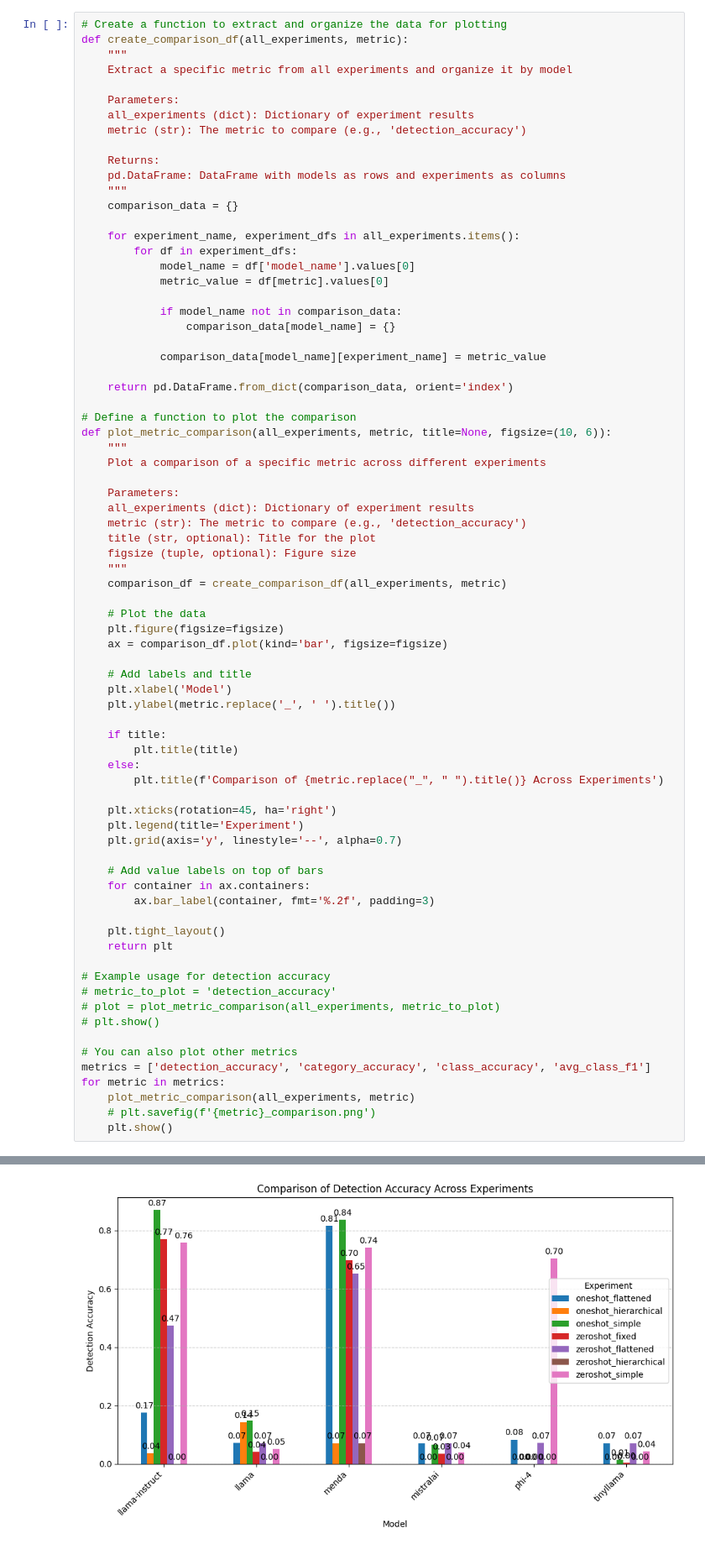
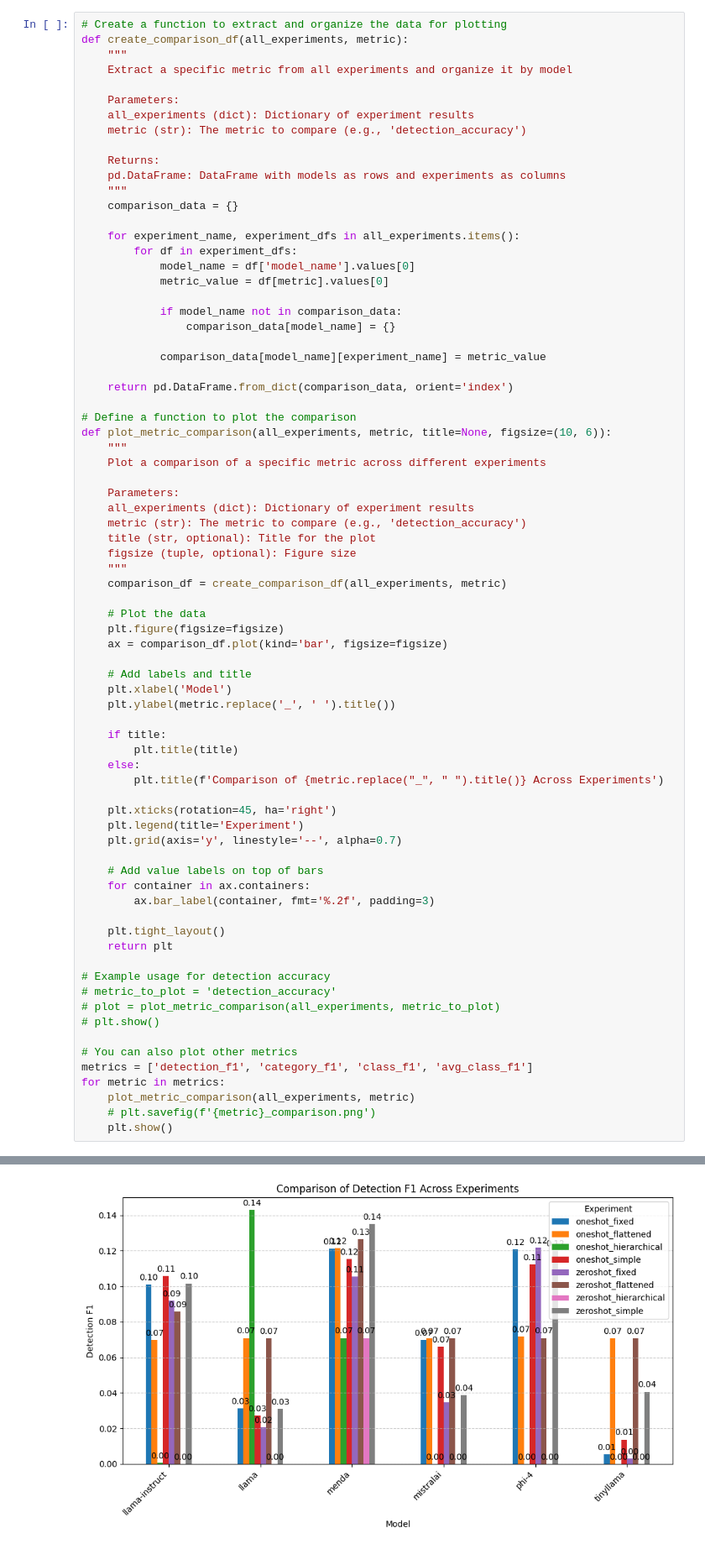
Before and after one commit to Tokimimo12/LTP-fallacy-detection, a Jupyter notebook: prompting/analysis.ipynb, the cells around one changed output, grey strips where cells are left out. Shown: that part at 84% size. Saved outputs shown, nothing was run; the diff lists cells and outputs as text.

```diff
--- a/prompting/analysis.ipynb
+++ b/prompting/analysis.ipynb
@@ -114,33 +114,33 @@ def plot_metric_comparison(all_experiments, metric, title=None, figsize=(10, 6))
     plt.ylabel(metric.replace('_', ' ').title())
 
     if title:
         plt.title(title)
     else:
         plt.title(f'Comparison of {metric.replace("_", " ").title()} Across Experiments')
 
     plt.xticks(rotation=45, ha='right')
     plt.legend(title='Experiment')
     plt.grid(axis='y', linestyle='--', alpha=0.7)
 
     # Add value labels on top of bars
     for container in ax.containers:
         ax.bar_label(container, fmt='%.2f', padding=3)
 
     plt.tight_layout()
     return plt
 
 # Example usage for detection accuracy
 # metric_to_plot = 'detection_accuracy'
 # plot = plot_metric_comparison(all_experiments, metric_to_plot)
 # plt.show()
 
 # You can also plot other metrics
-metrics = ['detection_accuracy', 'category_accuracy', 'class_accuracy', 'avg_class_f1']
+metrics = ['detection_f1', 'category_f1', 'class_f1', 'avg_class_f1']
 for metric in metrics:
     plot_metric_comparison(all_experiments, metric)
     # plt.savefig(f'{metric}_comparison.png')
     plt.show()
 # %% [output]
 <Figure size 1000x600 with 0 Axes>
-[figure, old version]
+[figure, new version]
 <Figure size 1000x600 with 0 Axes>
```
Also changed, not shown: parts of 5 cells of this notebook.
